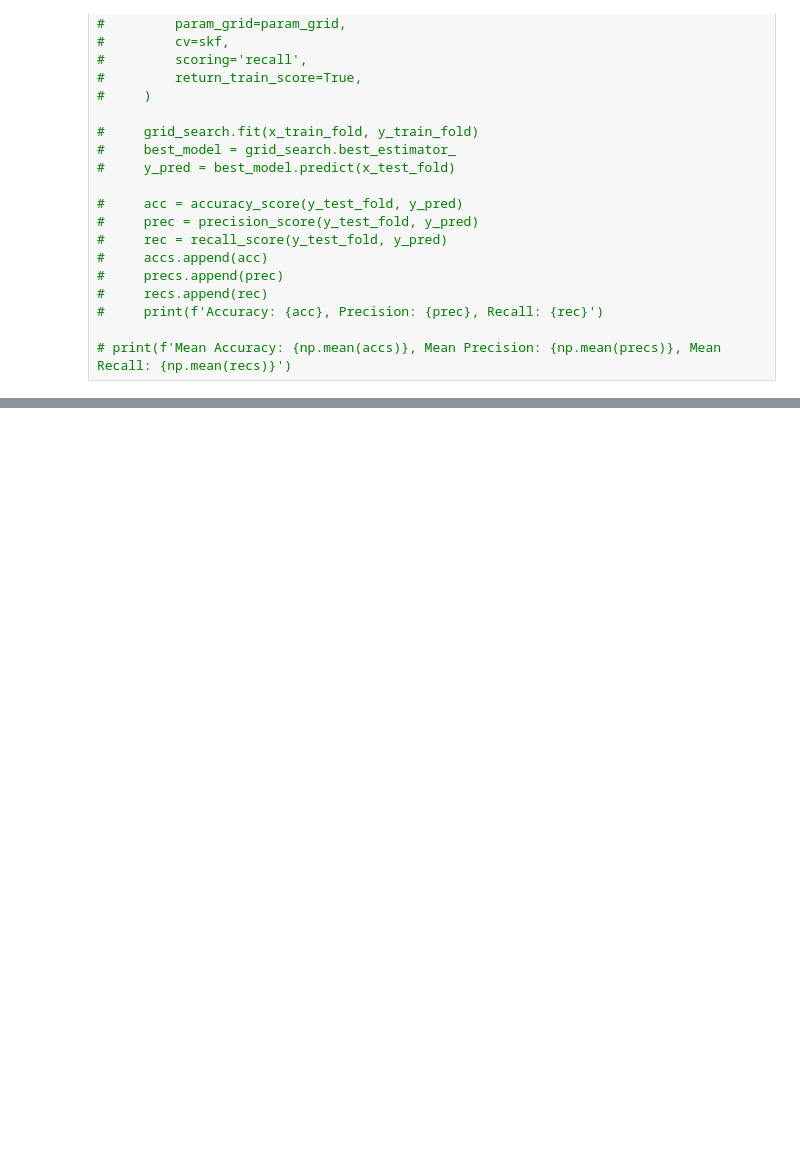
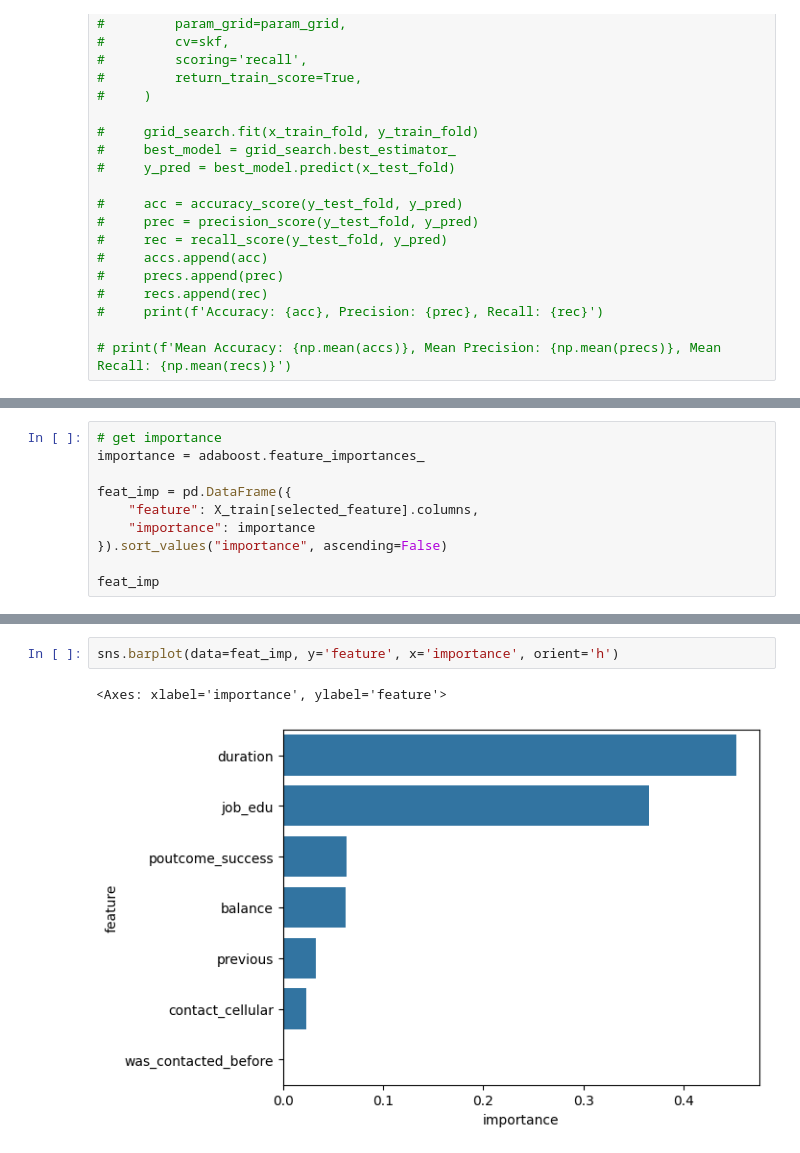
Before and after one commit to amandasbrn/bank-deposit-classif-agent, a Jupyter notebook: modeling.ipynb, the cells around one changed output, grey strips where cells are left out. Cells and saved outputs as stored; diff of their text form; blank space fills up the shorter version.

Commit message:
add adaboost feature importance

```diff
--- a/modeling.ipynb
+++ b/modeling.ipynb
@@ -325,0 +349,10 @@ this approach (using skf.split, gridsearch every iteration) is taking way longer
+# %%
+# get importance
+importance = adaboost.feature_importances_
+
+feat_imp = pd.DataFrame({
+    "feature": X_train[selected_feature].columns,
+    "importance": importance
+}).sort_values("importance", ascending=False)
+
+feat_imp
@@ -325,0 +368,5 @@ this approach (using skf.split, gridsearch every iteration) is taking way longer
+# %%
+sns.barplot(data=feat_imp, y='feature', x='importance', orient='h')
+# %% [output]
+<Axes: xlabel='importance', ylabel='feature'>
+[figure, added]
```
Also changed, not shown: parts of 4 cells of this notebook, 1 other file.
